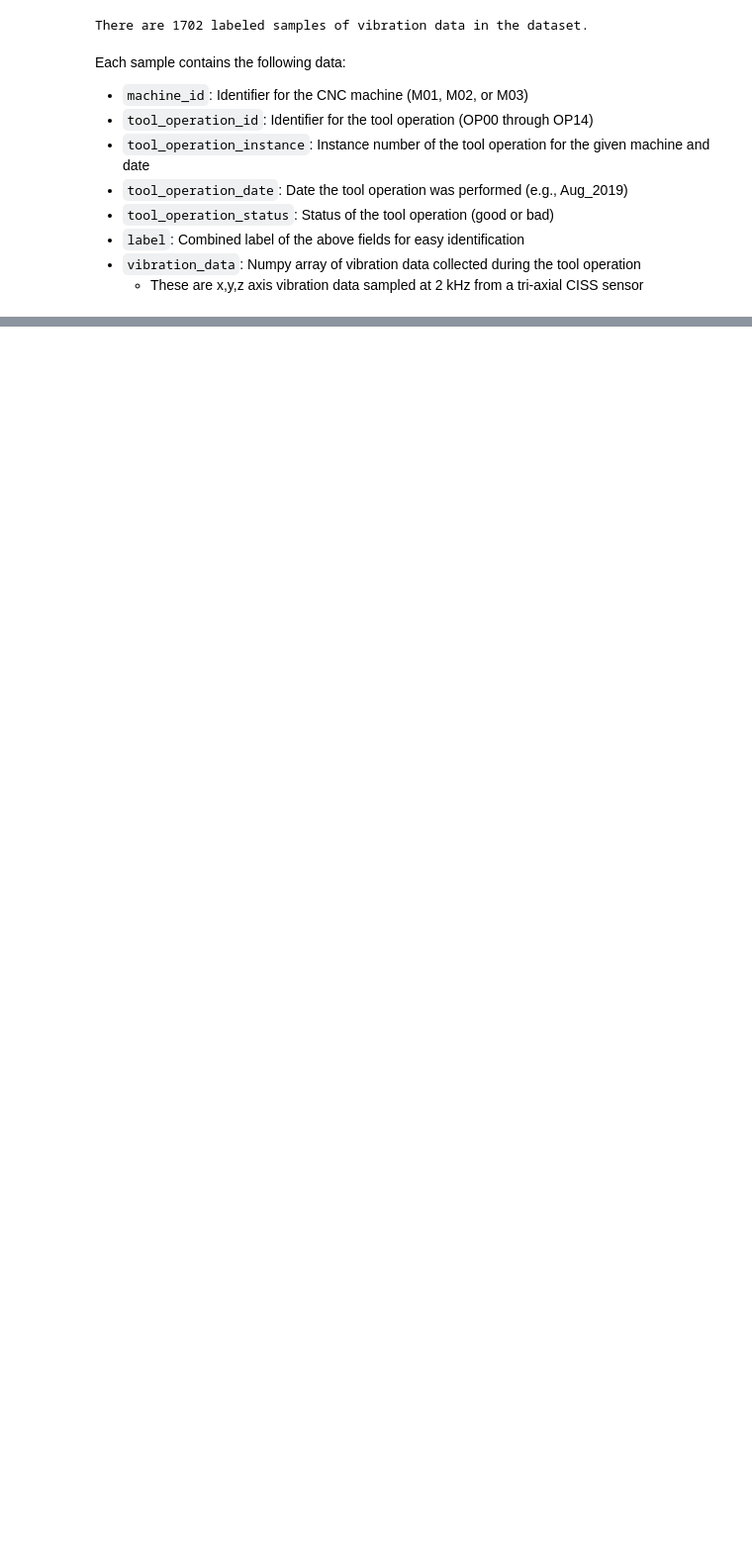
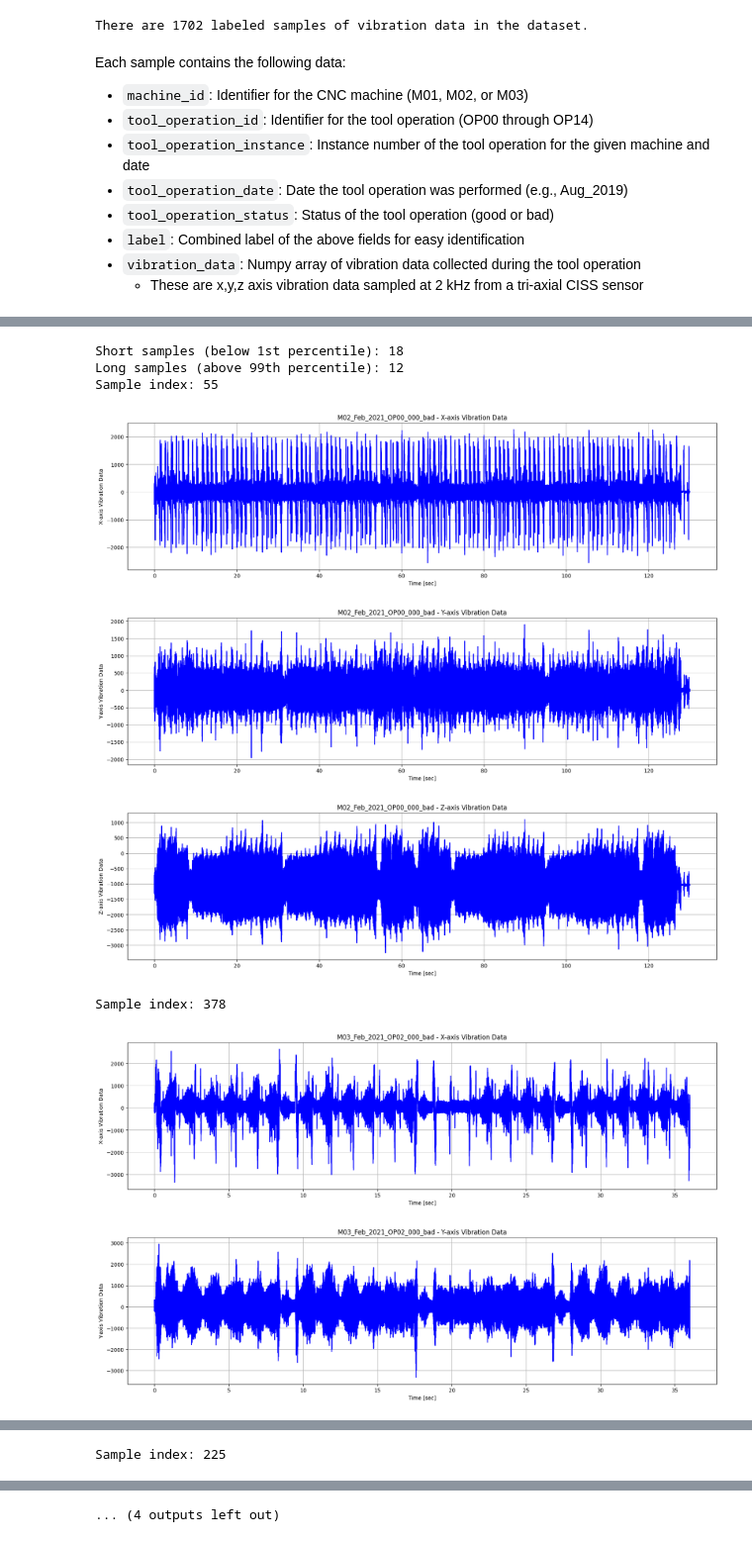
Before and after one commit to NolanRobbins/AAI-530-Final-Project, a Jupyter notebook: notebooks/cnc-predictive-maintenance.ipynb, the cells around one changed output, grey strips where cells are left out. Shown at 99% size. Drawn from its saved outputs; the diff is of its cells as text; code cells hidden in the pictures; blank space fills up the shorter version.

Commit message:
Adding Data quality analysis and EDA

```diff
--- a/notebooks/cnc-predictive-maintenance.ipynb
+++ b/notebooks/cnc-predictive-maintenance.ipynb
@@ -126,0 +231,13 @@ data_loader_utils.plot_vibration_data(bad_row["vibration_data"], label=bad_row["
+# %%
+# Outlier detection on 'rms' using z-score (robust to small sets?)
+rms_mean = df['rms'].mean()
+rms_std = df['rms'].std(ddof=0)
+df['rms_z'] = (df['rms'] - rms_mean) / (rms_std + 1e-12)
+df['is_outlier_rms'] = df['rms_z'].abs() > 3.0
+print('Outlier counts (RMS z>|3|):', df['is_outlier_rms'].sum())
+
+# Show some outlier examples
+if df['is_outlier_rms'].any():
+    display(df[df['is_outlier_rms']].head()[['label','tool_operation_date','tool_operation_status','length','rms','rms_z']])
+else:
+    print('No RMS outliers found by z>3 rule.')
@@ -126,0 +252,26 @@ data_loader_utils.plot_vibration_data(bad_row["vibration_data"], label=bad_row["
+# %%
+# Investigate samples with suspicious lengths (very short or very long)
+short = df[df['length'] < df['length'].quantile(0.01)]
+long = df[df['length'] > df['length'].quantile(0.99)]
+print('Short samples (below 1st percentile):', len(short))
+print('Long samples (above 99th percentile):', len(long))
+
+# Visual check for a couple of outlier samples (if present)
+examples = df[df['is_outlier_rms']].head(2).index.tolist() + short.head(2).index.tolist()
+for idx in examples:
+    print('Sample index:', idx)
+    row = df.loc[idx]
+    try:
+        data_loader_utils.plot_vibration_data(row['vibration_data'], label=row['label'])
+    except Exception as e:
+        print('Could not plot sample', idx, 'error:', e)
+# %% [output]
+Short samples (below 1st percentile): 18
+Long samples (above 99th percentile): 12
+Sample index: 55
+[figure, added]
+[figure, added]
+[figure, added]
+Sample index: 378
+[figure, added]
+[figure, added]
@@ -126,0 +279 @@ data_loader_utils.plot_vibration_data(bad_row["vibration_data"], label=bad_row["
+Sample index: 225
@@ -126,0 +283 @@ data_loader_utils.plot_vibration_data(bad_row["vibration_data"], label=bad_row["
+... (4 outputs left out)
```
Also changed, not shown: parts of 14 cells of this notebook.
